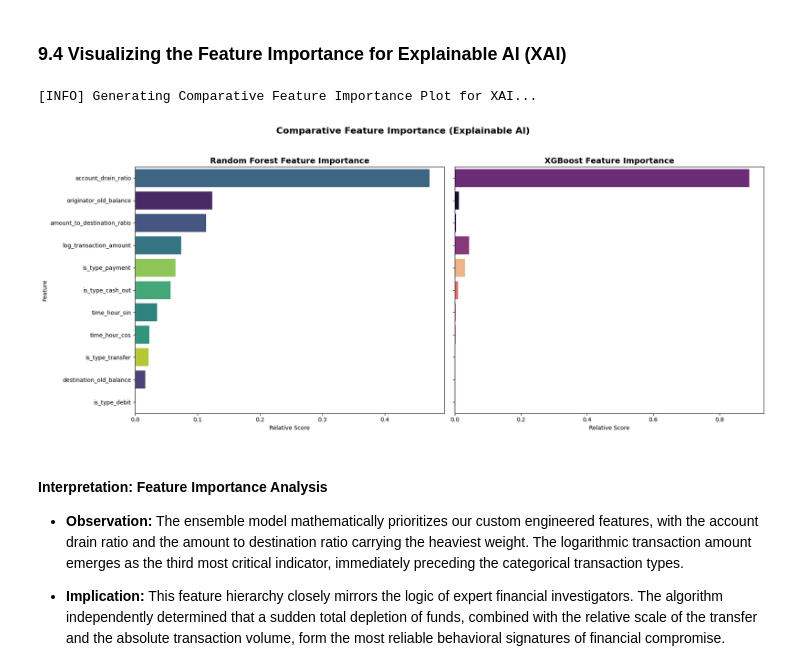
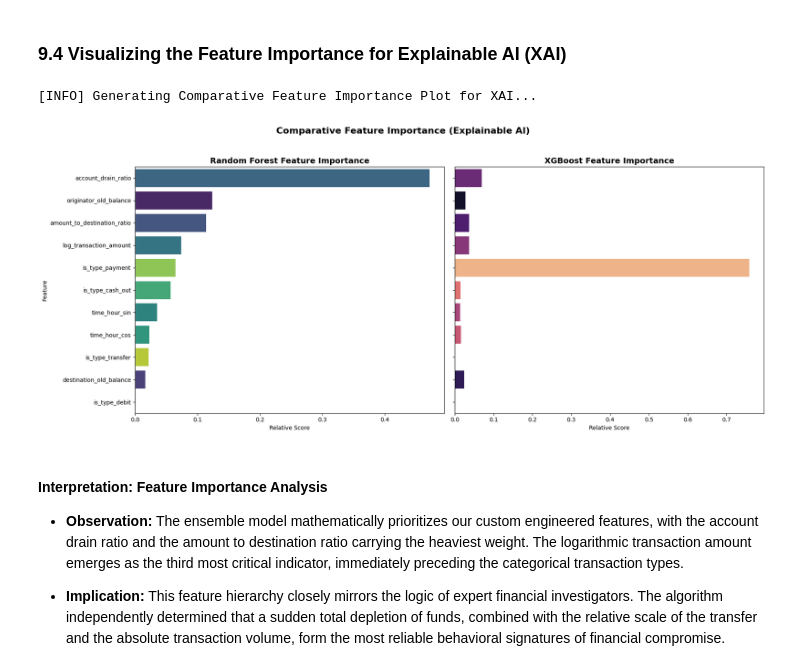
Before and after one commit to Quynh-Trang12/anomaly-watchers-donutpuff, a Jupyter notebook: ml_pipeline/notebooks/01_primary_analysis.ipynb, the cells around one changed output. Drawn from its saved outputs; the diff is of its cells as text; code cells hidden in the pictures.

Commit message:
retrain full dataset

```diff
--- a/ml_pipeline/notebooks/01_primary_analysis.ipynb
+++ b/ml_pipeline/notebooks/01_primary_analysis.ipynb
@@ -70,7 +72,9 @@ REQUIRED_PACKAGES = {
     'dotenv': 'python-dotenv',
     'xgboost': 'xgboost',
     'imblearn': 'imbalanced-learn',
-    'sklearn': 'scikit-learn'
+    'sklearn': 'scikit-learn',
+    'scipy': 'scipy',
+    'statsmodels': 'statsmodels'
 }
 # %%
 # =====================================================================
@@ -1138,0 +1479,39 @@ logger.success(f"Random Forest trained. Best parameters: {grid_rf.best_params_}"
+# %%
+from sklearn.ensemble import RandomForestClassifier
+
+logger.info("Initiating StratifiedKFold Cross-Validation (CV) for Ensemble Model: Random Forest...")
+
+# 1. Setup Random Forest tracking in the global dictionary
+cv_metrics["Random Forest"] = {"precisions": [], "auprcs": []}
+
+# 2. Define the Random Forest architecture and SMOTE pipeline
+rf_model = RandomForestClassifier(max_depth=15, max_samples=0.2, min_samples_leaf=100, n_estimators=50, random_state=42, n_jobs=-1)
+pipeline_rf = ImbPipeline([("smote", SMOTE(sampling_strategy=1.0, random_state=42)), ("rf", rf_model)])
+
+# 3. Execute Cross-Validation Loop (Re-using the exact same 'skf' splits)
+fold = 1
+for train_idx, val_idx in skf.split(X_train, y_train):
+    logger.info(f"Random Forest CV - Processing Fold {fold}/5...")
+    X_fold_train, y_fold_train = X_train.iloc[train_idx], y_train.iloc[train_idx]
+    X_fold_val, y_fold_val = X_train.iloc[val_idx], y_train.iloc[val_idx]
+
+    # Fit pipeline on 4 folds, predict on 1 fold
+    pipeline_rf.fit(X_fold_train, y_fold_train)
+    y_proba = pipeline_rf.predict_proba(X_fold_val)[:, 1]
+
+    # Extract raw metrics
+    precision, recall, _ = precision_recall_curve(y_fold_val, y_proba)
+    fold_auprc = average_precision_score(y_fold_val, y_proba)
+
+    # Interpolate and store
+    interp_precision = np.interp(mean_recall, recall[::-1], precision[::-1])
+    cv_metrics["Random Forest"]["precisions"].append(interp_precision)
+    cv_metrics["Random Forest"]["auprcs"].append(fold_auprc)
+
+    fold += 1
+
+# 4. Fit final model on the ENTIRE training set for serialization in Phase 10
+logger.info("Random Forest Cross-Validation complete. Fitting final model on full X_train...")
+model_rf = pipeline_rf.fit(X_train, y_train)
+
+logger.success("Random Forest successfully trained and Cross-Validation arrays extracted.")
@@ -1437,7 +1857,7 @@ trained_xgb = model_xgb.named_steps['xgb']
 xgb_importances = pd.DataFrame({
     'Feature': X.columns,
     'Importance': trained_xgb.feature_importances_,
-    'Model': 'XGBoost (Champion)'
+    'Model': 'XGBoost'
 })
 
 # Extracting from Random Forest Pipeline
@@ -1451,34 +1871,34 @@ rf_importances = pd.DataFrame({
 # 2. Combine and Sort
 combined_df = pd.concat([xgb_importances, rf_importances])
 # Sort by Random Forest importance to maintain a consistent ranking baseline
 feature_order = rf_importances.sort_values(by='Importance', ascending=False)['Feature']
 
 # 3. Visualization
 fig, (ax1, ax2) = plt.subplots(1, 2, figsize=(18, 8), sharey=True)
 
 # Plot Random Forest
 sns.barplot(
     x='Importance', y='Feature', data=rf_importances,
     ax=ax1, palette="viridis", order=feature_order, hue='Feature', legend=False
 )
 ax1.set_title("Random Forest Feature Importance", fontweight="bold", fontsize=14)
 ax1.set_xlabel("Relative Score")
 
 # Plot XGBoost
 sns.barplot(
     x='Importance', y='Feature', data=xgb_importances,
     ax=ax2, palette="magma", order=feature_order, hue='Feature', legend=False
 )
 ax2.set_title("XGBoost Feature Importance", fontweight="bold", fontsize=14)
 ax2.set_xlabel("Relative Score")
 ax2.set_ylabel("") # Hide y-label for the second plot as it's shared
 
 plt.suptitle("Comparative Feature Importance (Explainable AI)", fontsize=16, fontweight="bold")
 plt.tight_layout(rect=[0, 0.03, 1, 0.95])
 plt.show()
 # %% [output]
 [INFO] Generating Comparative Feature Importance Plot for XAI...
-[figure, old version]
+[figure, new version]
 # %% [markdown]
 #### Interpretation: Feature Importance Analysis
 
```
Also changed, not shown: parts of 42 cells of this notebook, 2 other files.
